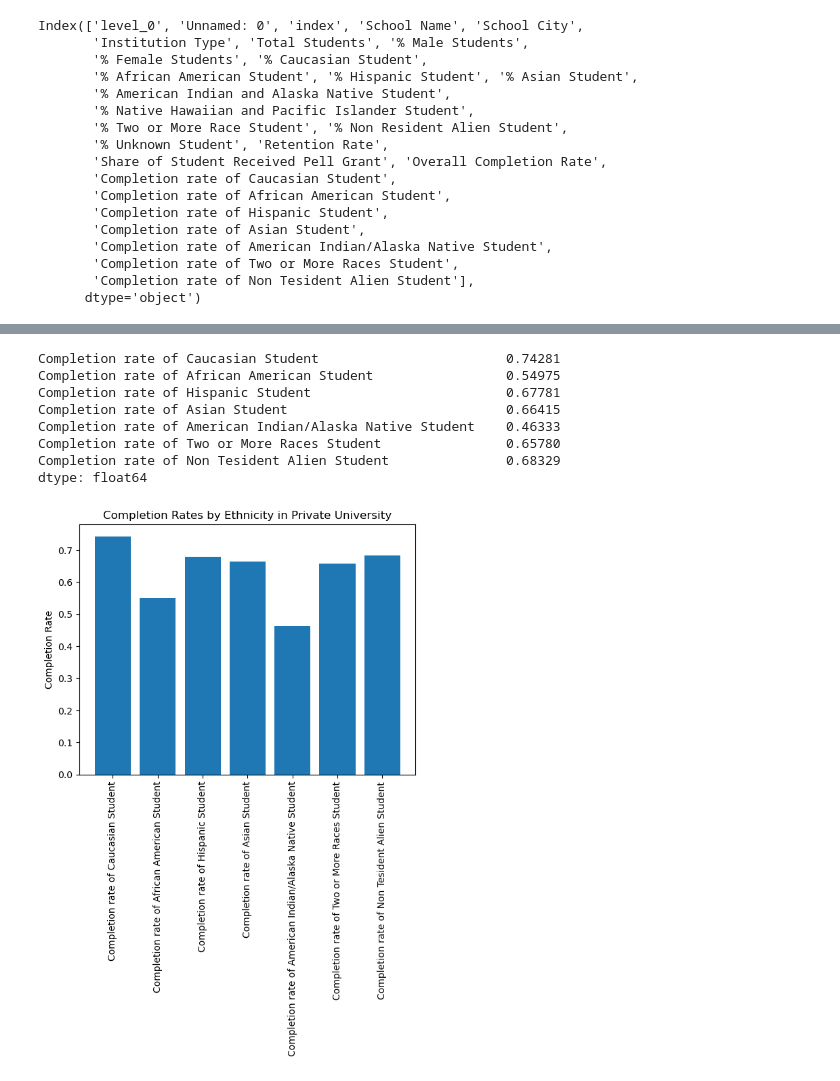
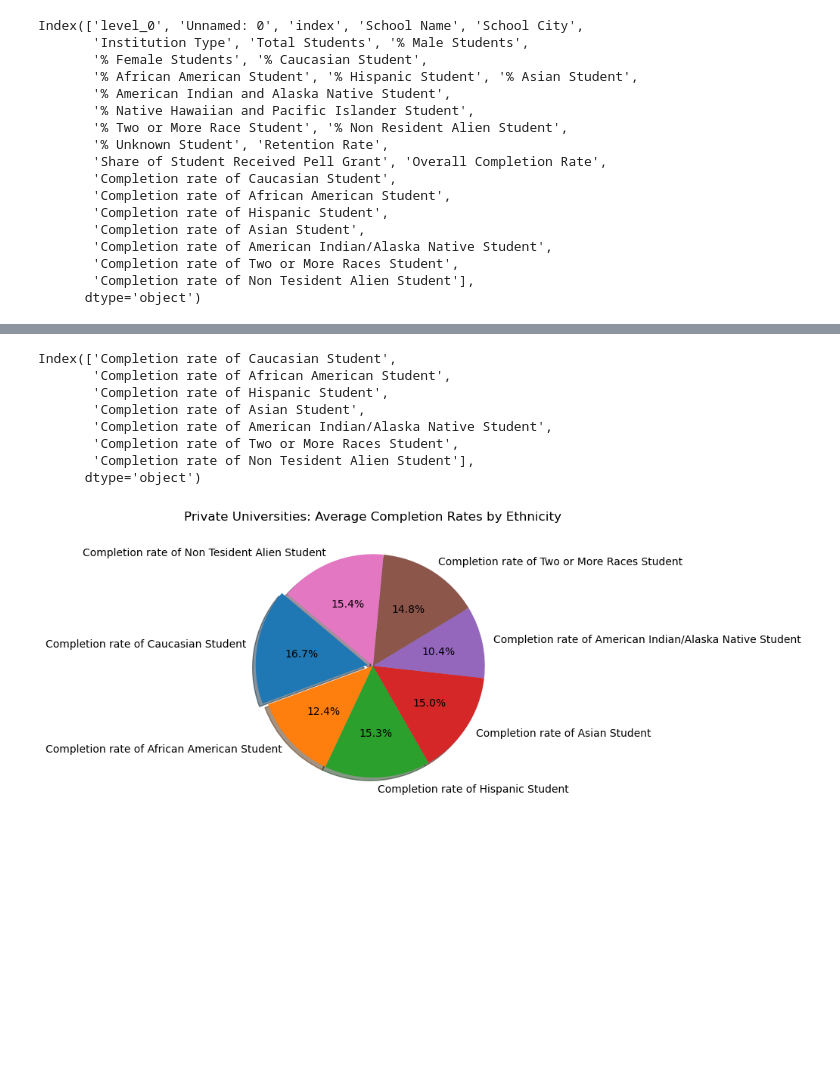
Before and after one commit to loriandler/Group1-Project1, a Jupyter notebook: private-analysis.ipynb, the cells around one changed output, grey strips where cells are left out. Saved outputs shown, nothing was run; the diff lists cells and outputs as text; code cells hidden in the pictures; blank space fills up the shorter version.

```diff
--- a/private-analysis.ipynb
+++ b/private-analysis.ipynb
@@ -65,31 +34,36 @@ Name: Overall Completion Rate, dtype: float64
 # %%
-ethnic_completion_rate = private_df[
-    ['Completion rate of Caucasian Student',
-       'Completion rate of African American Student',
-       'Completion rate of Hispanic Student',
-       'Completion rate of Asian Student',
-       'Completion rate of American Indian/Alaska Native Student',
-       'Completion rate of Two or More Races Student',
-       'Completion rate of Non Tesident Alien Student']]
-
-average_completion_rates = ethnic_completion_rate.mean()
-print(average_completion_rates)
-
+overall_completion_rate = private_df['Overall Completion Rate']
+ethnic_completion_rates = private_df[[
+    'Completion rate of Caucasian Student',
+    'Completion rate of African American Student',
+    'Completion rate of Hispanic Student',
+    'Completion rate of Asian Student',
+    'Completion rate of American Indian/Alaska Native Student',
+    'Completion rate of Two or More Races Student',
+    'Completion rate of Non Tesident Alien Student'
+]]
+average_ethnic_completion_rates = ethnic_completion_rates.mean()
+average_overall_compleate_rates = overall_completion_rate.mean()
+average_completion_rates = ethnic_completion_rates.mean()
 ethnicities = average_completion_rates.index
 
 
-plt.bar(ethnicities, average_completion_rates)
-plt.ylabel("Completion Rate")
-plt.title("Completion Rates by Ethnicity in Private University")
-plt.xticks(rotation=90)
-plt.show()
+school_completion_rate = private_df["Overall Completion Rate"]
+school = private_df["School Name"]
+print(average_ethnic_completion_rates.index)
 # %% [output]
-Completion rate of Caucasian Student                        0.74281
-Completion rate of African American Student                 0.54975
-Completion rate of Hispanic Student                         0.67781
-Completion rate of Asian Student                            0.66415
-Completion rate of American Indian/Alaska Native Student    0.46333
-Completion rate of Two or More Races Student                0.65780
-Completion rate of Non Tesident Alien Student               0.68329
-dtype: float64
+Index(['Completion rate of Caucasian Student',
+       'Completion rate of African American Student',
+       'Completion rate of Hispanic Student',
+       'Completion rate of Asian Student',
+       'Completion rate of American Indian/Alaska Native Student',
+       'Completion rate of Two or More Races Student',
+       'Completion rate of Non Tesident Alien Student'],
+      dtype='object')
-[figure, removed]
+# %%
+explode = (0.05, 0, 0, 0, 0 ,0 ,0)
+plt.pie(average_ethnic_completion_rates, labels=average_ethnic_completion_rates.index, explode=explode, autopct='%1.1f%%', shadow=True, startangle=140)
+plt.title('Private Universities: Average Completion Rates by Ethnicity')
+plt.show()
+# %% [output]
+[figure, added]
```
Also changed, not shown: parts of 4 cells of this notebook.
